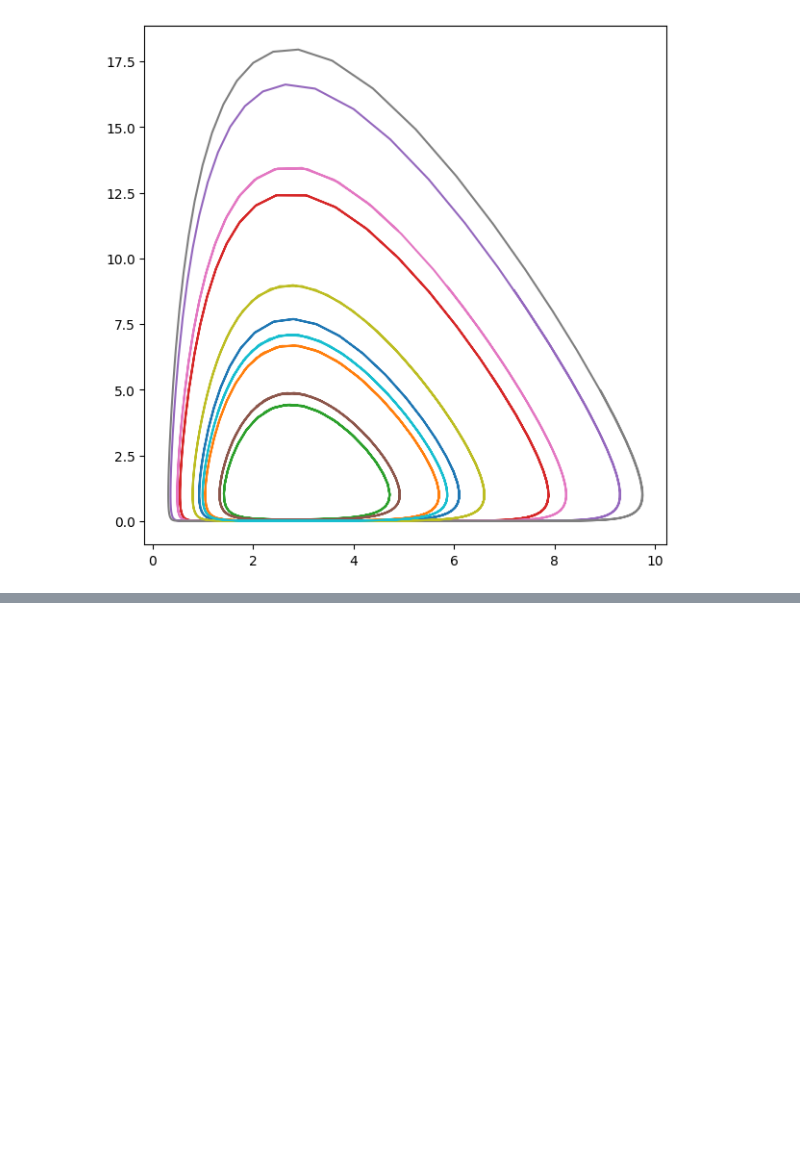
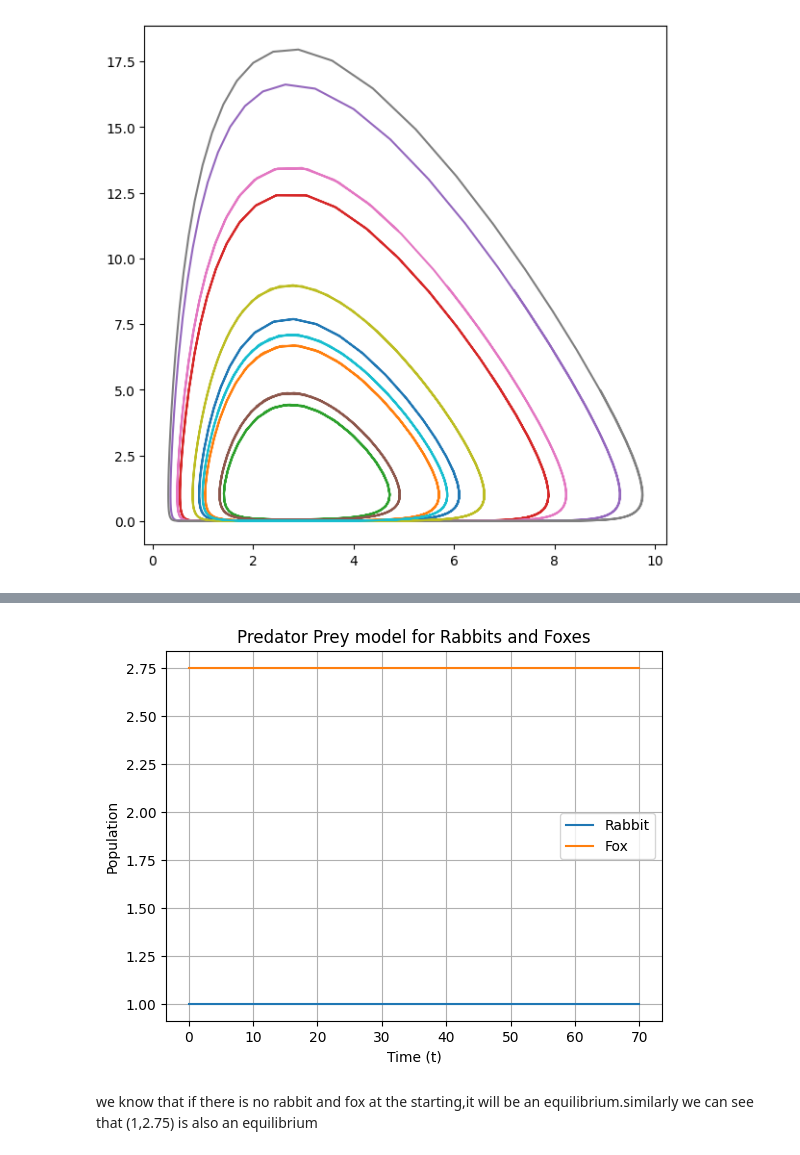
Before and after one commit to sinancc/MA22C026_2023_PL, a Jupyter notebook: Assignments/Assignment 7/pred_prey.ipynb, the cells around one changed output, grey strips where cells are left out. Saved outputs shown, nothing was run; the diff lists cells and outputs as text; code cells hidden in the pictures; blank space fills up the shorter version.

```diff
--- a/Assignments/Assignment 7/pred_prey.ipynb
+++ b/Assignments/Assignment 7/pred_prey.ipynb
@@ -59,0 +82,16 @@ for i in range(10):
+# %%
+eqsol = solve_ivp(pred_prey, [0, 70], [1,2.75], rtol=1e-6, args=(alpha,beta,delta,gamma)) # solve ivp for solving initial value problems
+# %%
+fig = plt.figure(); ax = fig.gca() #plotting of graph
+curves = ax.plot(eqsol.t, eqsol.y.T)
+ax.legend(curves, ['Rabbit', 'Fox'])
+ax.set_xlabel('Time (t)')
+ax.set_ylabel('Population')
+ax.set_title('Predator Prey model for Rabbits and Foxes')
+ax.grid()
+
+plt.show()
+# %% [output]
+[figure, added]
+# %% [markdown]
+we know that if there is no rabbit and fox at the starting,it will be an equilibrium.similarly we can see that (1,2.75) is also an equilibrium
```
Also changed, not shown: parts of 5 cells of this notebook.
